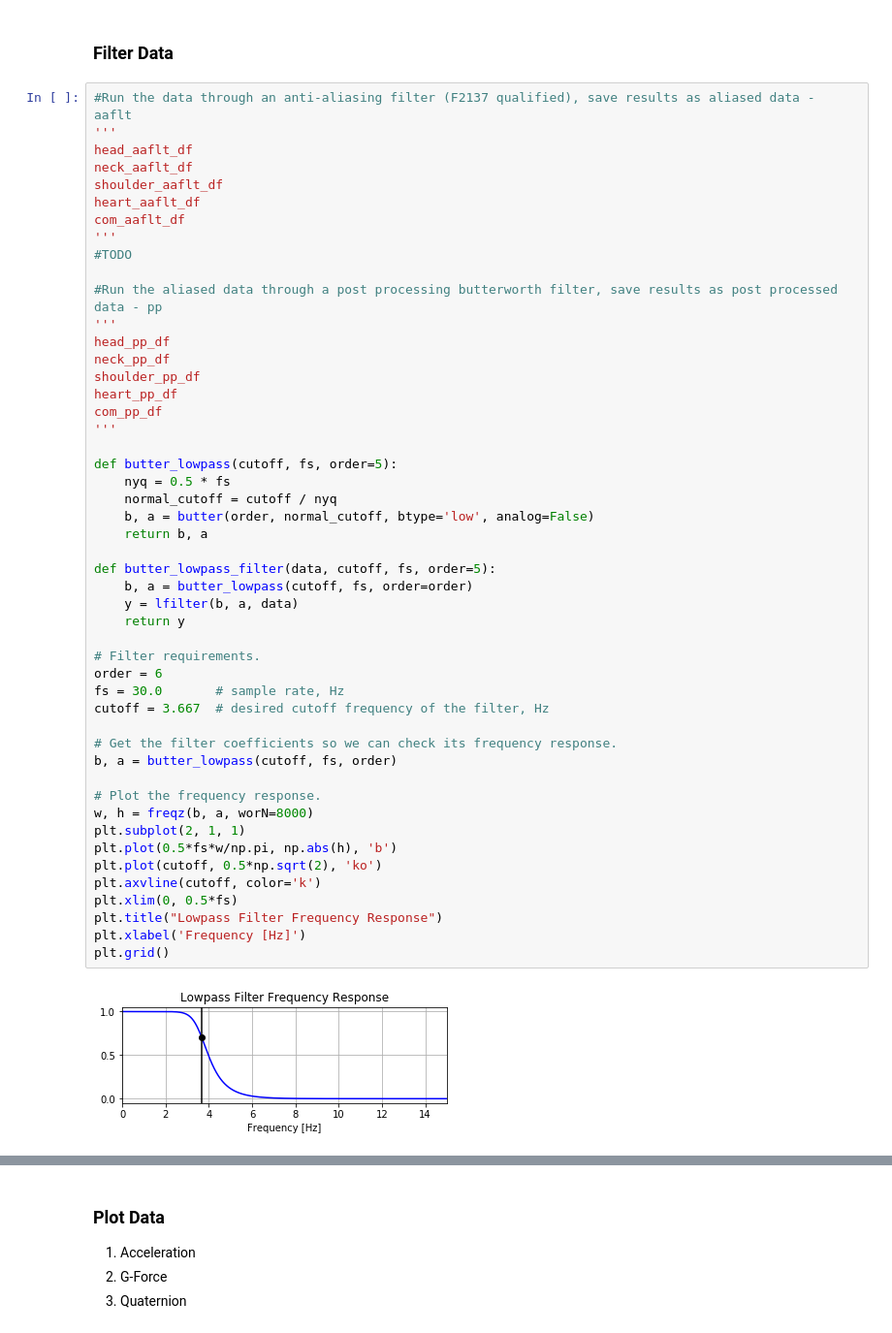
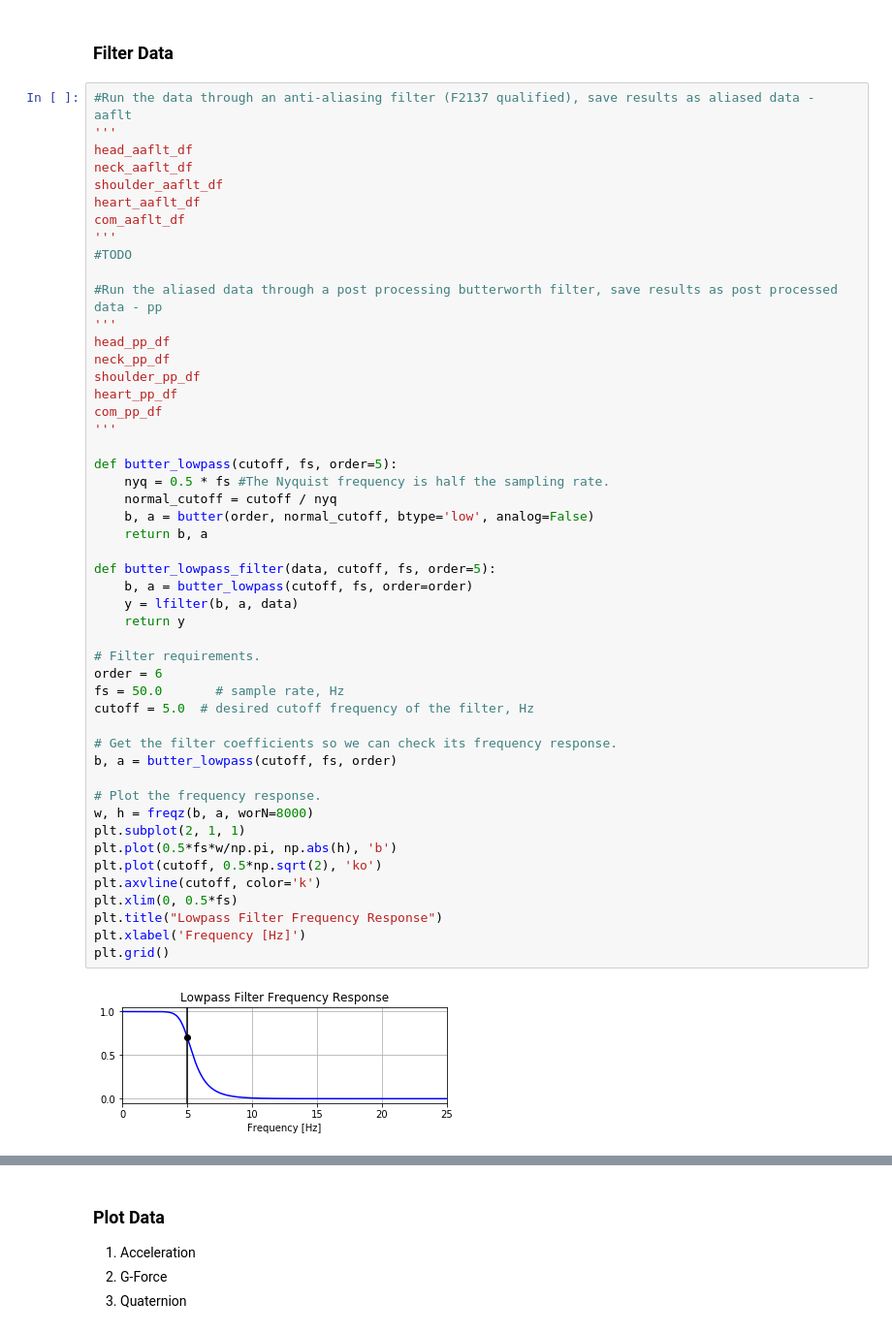
Before and after one commit to shellyginelle/zipline-acceleration-analysis, a Jupyter notebook: MRP - Post Processing Zip line Data.ipynb, the cells around one changed output, grey strips where cells are left out. Shown at 97% size. Saved outputs shown, nothing was run; the diff lists cells and outputs as text.

```diff
--- a/MRP - Post Processing Zip line Data.ipynb
+++ b/MRP - Post Processing Zip line Data.ipynb
@@ -231,37 +277,37 @@ heart_pp_df
 com_pp_df
 '''
 
 def butter_lowpass(cutoff, fs, order=5):
-    nyq = 0.5 * fs
+    nyq = 0.5 * fs #The Nyquist frequency is half the sampling rate.
     normal_cutoff = cutoff / nyq
     b, a = butter(order, normal_cutoff, btype='low', analog=False)
     return b, a
 
 def butter_lowpass_filter(data, cutoff, fs, order=5):
     b, a = butter_lowpass(cutoff, fs, order=order)
     y = lfilter(b, a, data)
     return y
 
 # Filter requirements.
 order = 6
-fs = 30.0       # sample rate, Hz
-cutoff = 3.667  # desired cutoff frequency of the filter, Hz
+fs = 50.0       # sample rate, Hz
+cutoff = 5.0  # desired cutoff frequency of the filter, Hz
 
 # Get the filter coefficients so we can check its frequency response.
 b, a = butter_lowpass(cutoff, fs, order)
 
 # Plot the frequency response.
 w, h = freqz(b, a, worN=8000)
 plt.subplot(2, 1, 1)
 plt.plot(0.5*fs*w/np.pi, np.abs(h), 'b')
 plt.plot(cutoff, 0.5*np.sqrt(2), 'ko')
 plt.axvline(cutoff, color='k')
 plt.xlim(0, 0.5*fs)
 plt.title("Lowpass Filter Frequency Response")
 plt.xlabel('Frequency [Hz]')
 plt.grid()
 # %% [output]
-[figure, old version]
+[figure, new version]
 # %%
 # Demonstrate the use of the filter.
 # First make some data to be filtered.
```
Also changed, not shown: parts of 11 cells of this notebook, 3 other files.
